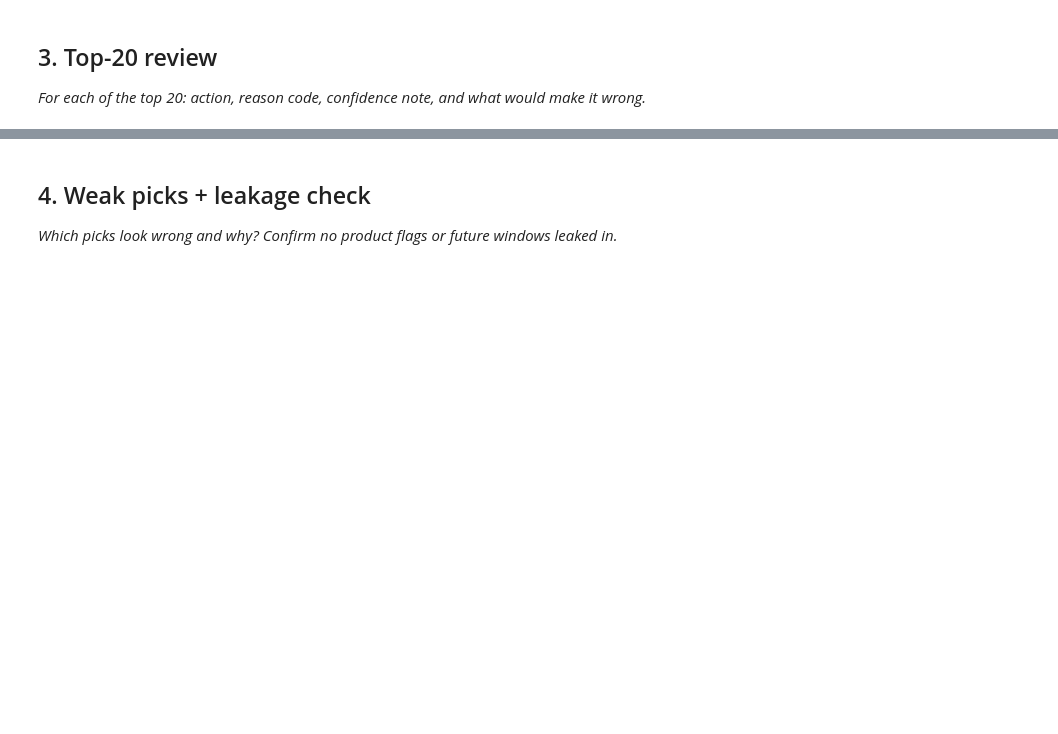
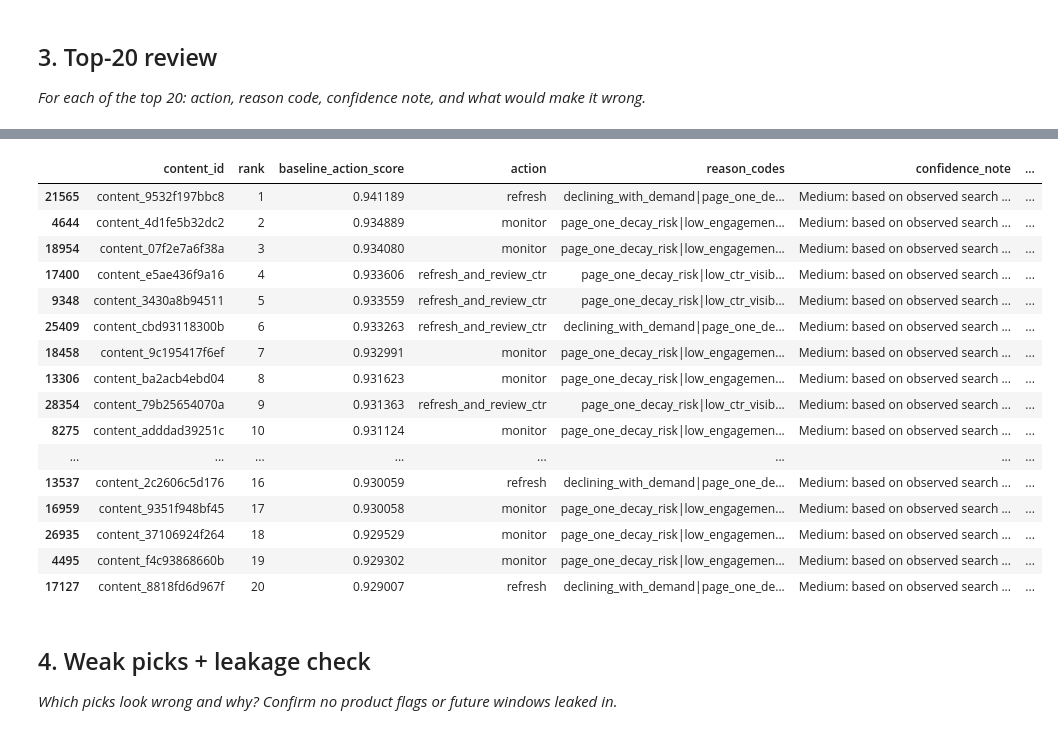
Before and after one commit to 24f2001824/ml-flyrank, a Jupyter notebook: work/notebooks/w04_baseline_score.ipynb, the cells around one changed output, grey strips where cells are left out. Drawn from its saved outputs; the diff is of its cells as text; code cells hidden in the pictures; blank space fills up the shorter version.

```diff
--- a/work/notebooks/w04_baseline_score.ipynb
+++ b/work/notebooks/w04_baseline_score.ipynb
@@ -6,3 +6,14 @@
 This skeleton is yours to fill. Work the sections **in order** — each one has a one-line hint. Simple words, honest numbers.
 
 > Working with an AI assistant? Tell it to read `skills/README.md` first and load the one skill this assignment names on its card.
+# %%
+import pandas as pd
+import numpy as np
+from pathlib import Path
+!git clone https://github.com/24f2001824/ml-flyrank.git
+
+
+df = pd.read_csv("/content/ml-flyrank/data/raw/content_refresh_anonymized.csv")
+
+print("Rows:", len(df))
+print("Columns:", len(df.columns))
@@ -30,3 +140,91 @@ This skeleton is yours to fill. Work the sections **in order** — each one has
+# %%
+# This cell is for CODE (numbers, a query, a check).
+# Write your text answer in the cell ABOVE this one — typing sentences here breaks Run All.
+def get_reasons(row):
+    reasons = []
+
+    if row["days_since_last_update"] >= 180 and row["impressions_90d"] >= 500:
+        reasons.append("stale_visible_page")
+
+    if row["trend_direction"].lower() == "down" and row["impressions_90d"] >= 100:
+        reasons.append("declining_with_demand")
+
+    if row["word_count"] > 0 and row["word_count"] < 1200 and row["impressions_90d"] >= 250:
+        reasons.append("thin_visible_page")
+
+    if row["avg_position"] > 0 and row["avg_position"] <= 10 and row["content_age_days"] >= 180:
+        reasons.append("page_one_decay_risk")
+
+    if row["impressions_90d"] >= 500 and 0 < row["avg_position"] <= 20 and row["ctr"] < 0.5:
+        reasons.append("low_ctr_visible_page")
+
+    if row["sessions_90d"] >= 30 and (
+        (row["engagement_rate"] > 0 and row["engagement_rate"] < 30)
+        or (row["scroll_rate"] > 0 and row["scroll_rate"] < 30)
+    ):
+        reasons.append("low_engagement_visible_page")
+
+    if not reasons:
+        reasons.append("general_refresh_review")
+
+    return "|".join(reasons)
+
+
+def get_action(reasons):
+    reasons = set(reasons.split("|"))
+
+    if "thin_visible_page" in reasons:
+        return "expand_and_refresh"
+
+    if "low_ctr_visible_page" in reasons:
+        return "refresh_and_review_ctr"
+
+    if "stale_visible_page" in reasons or "declining_with_demand" in reasons:
+        return "refresh"
+
+    return "monitor"
+
+
+top20 = queue.head(20).copy()
+
+top20["reason_codes"] = top20.apply(get_reasons, axis=1)
+top20["action"] = top20["reason_codes"].apply(get_action)
+top20["confidence_note"] = "Medium: based on observed search and content signals"
+top20["what_would_make_it_wrong"] = (
+    "The page may have other business or content context not present in the dataset"
+)
+
+display(
+    top20[
+        [
+            "content_id",
+            "rank",
+            "baseline_action_score",
+            "action",
+            "reason_codes",
+            "confidence_note",
+            "what_would_make_it_wrong"
+        ]
+    ]
+)
+# %% [output]
+|  | content_id | rank | baseline_action_score | action | reason_codes | confidence_note | ... |
+| 21565 | content_9532f197bbc8 | 1 | 0.941189 | refresh | declining_with_demand|page_one_de... | Medium: based on observed search ... | ... |
+| 4644 | content_4d1fe5b32dc2 | 2 | 0.934889 | monitor | page_one_decay_risk|low_engagemen... | Medium: based on observed search ... | ... |
+| 18954 | content_07f2e7a6f38a | 3 | 0.934080 | monitor | page_one_decay_risk|low_engagemen... | Medium: based on observed search ... | ... |
+| 17400 | content_e5ae436f9a16 | 4 | 0.933606 | refresh_and_review_ctr | page_one_decay_risk|low_ctr_visib... | Medium: based on observed search ... | ... |
+| 9348 | content_3430a8b94511 | 5 | 0.933559 | refresh_and_review_ctr | page_one_decay_risk|low_ctr_visib... | Medium: based on observed search ... | ... |
+| 25409 | content_cbd93118300b | 6 | 0.933263 | refresh_and_review_ctr | declining_with_demand|page_one_de... | Medium: based on observed search ... | ... |
+| 18458 | content_9c195417f6ef | 7 | 0.932991 | monitor | page_one_decay_risk|low_engagemen... | Medium: based on observed search ... | ... |
+| 13306 | content_ba2acb4ebd04 | 8 | 0.931623 | monitor | page_one_decay_risk|low_engagemen... | Medium: based on observed search ... | ... |
+| 28354 | content_79b25654070a | 9 | 0.931363 | refresh_and_review_ctr | page_one_decay_risk|low_ctr_visib... | Medium: based on observed search ... | ... |
+| 8275 | content_adddad39251c | 10 | 0.931124 | monitor | page_one_decay_risk|low_engagemen... | Medium: based on observed search ... | ... |
+| ... | ... | ... | ... | ... | ... | ... | ... |
+| 13537 | content_2c2606c5d176 | 16 | 0.930059 | refresh | declining_with_demand|page_one_de... | Medium: based on observed search ... | ... |
+| 16959 | content_9351f948bf45 | 17 | 0.930058 | monitor | page_one_decay_risk|low_engagemen... | Medium: based on observed search ... | ... |
+| 26935 | content_37106924f264 | 18 | 0.929529 | monitor | page_one_decay_risk|low_engagemen... | Medium: based on observed search ... | ... |
+| 4495 | content_f4c93868660b | 19 | 0.929302 | monitor | page_one_decay_risk|low_engagemen... | Medium: based on observed search ... | ... |
+| 17127 | content_8818fd6d967f | 20 | 0.929007 | refresh | declining_with_demand|page_one_de... | Medium: based on observed search ... | ... |
 # %% [markdown]
 ## 4. Weak picks + leakage check
 
```
Also changed, not shown: parts of 10 cells of this notebook.
